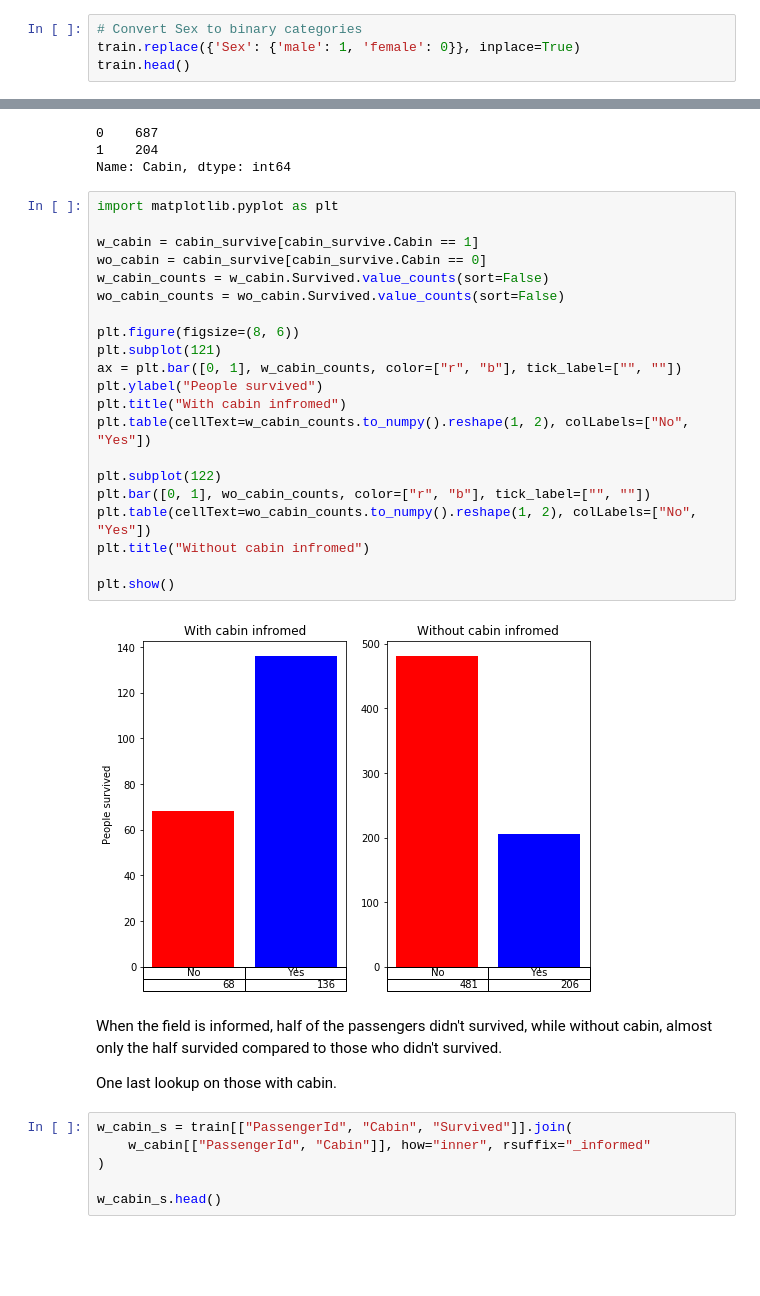
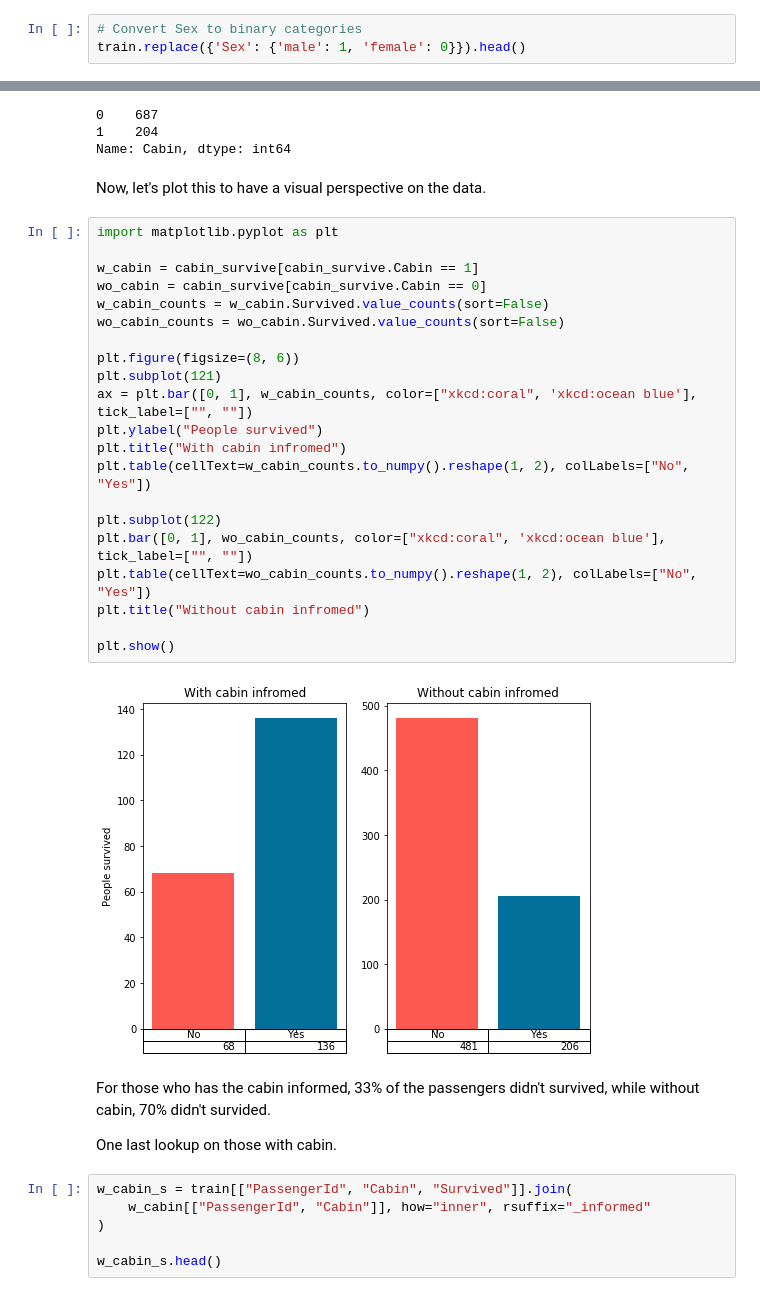
Before and after one commit to Ohtar10/ml-python, a Jupyter notebook: ch03/excercises/Who survives in the Titanic.ipynb, the cells around one changed output, grey strips where cells are left out. Cells and saved outputs as stored; diff of their text form; blank space fills up the shorter version.

```diff
--- a/ch03/excercises/Who survives in the Titanic.ipynb
+++ b/ch03/excercises/Who survives in the Titanic.ipynb
@@ -61,8 +62,7 @@ Now, let's observe how the variables behave.
 First, we observe genere is a string, let's convert it into binary categories.
 # %%
 # Convert Sex to binary categories
-train.replace({'Sex': {'male': 1, 'female': 0}}, inplace=True)
-train.head()
+train.replace({'Sex': {'male': 1, 'female': 0}}).head()
 # %% [output]
 |  | PassengerId | Survived | Pclass | Name | Sex | Age | SibSp | Parch | Ticket | Fare | ... |
 | 0 | 1 | 0 | 3 | Braund, Mr. Owen Harris | 1 | 22.0 | 1 | 0 | A/5 21171 | 7.2500 | ... |
@@ -115,31 +116,33 @@ cabin_survive.Cabin.value_counts()
 0    687
 1    204
 Name: Cabin, dtype: int64
+# %% [markdown]
+Now, let's plot this to have a visual perspective on the data.
 # %%
 import matplotlib.pyplot as plt
 
 w_cabin = cabin_survive[cabin_survive.Cabin == 1]
 wo_cabin = cabin_survive[cabin_survive.Cabin == 0]
 w_cabin_counts = w_cabin.Survived.value_counts(sort=False)
 wo_cabin_counts = wo_cabin.Survived.value_counts(sort=False)
 
 plt.figure(figsize=(8, 6))
 plt.subplot(121)
-ax = plt.bar([0, 1], w_cabin_counts, color=["r", "b"], tick_label=["", ""])
+ax = plt.bar([0, 1], w_cabin_counts, color=["xkcd:coral", 'xkcd:ocean blue'], tick_label=["", ""])
 plt.ylabel("People survived")
 plt.title("With cabin infromed")
 plt.table(cellText=w_cabin_counts.to_numpy().reshape(1, 2), colLabels=["No", "Yes"])
 
 plt.subplot(122)
-plt.bar([0, 1], wo_cabin_counts, color=["r", "b"], tick_label=["", ""])
+plt.bar([0, 1], wo_cabin_counts, color=["xkcd:coral", 'xkcd:ocean blue'], tick_label=["", ""])
 plt.table(cellText=wo_cabin_counts.to_numpy().reshape(1, 2), colLabels=["No", "Yes"])
 plt.title("Without cabin infromed")
 
 plt.show()
 # %% [output]
-[figure, old version]
+[figure, new version]
 # %% [markdown]
-When the field is informed, half of the passengers didn't survived, while without cabin, almost only the half survided compared to those who didn't survived.
+For those who has the cabin informed, 33% of the passengers didn't survived, while without cabin, 70% didn't survided.
 
 One last lookup on those with cabin.
 # %%
```
Also changed, not shown: parts of 25 cells of this notebook.
